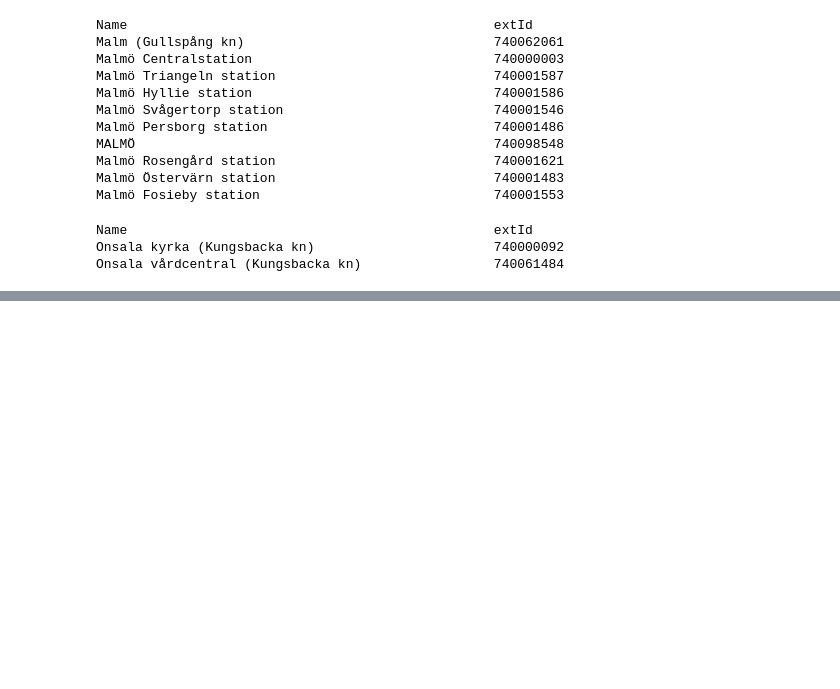
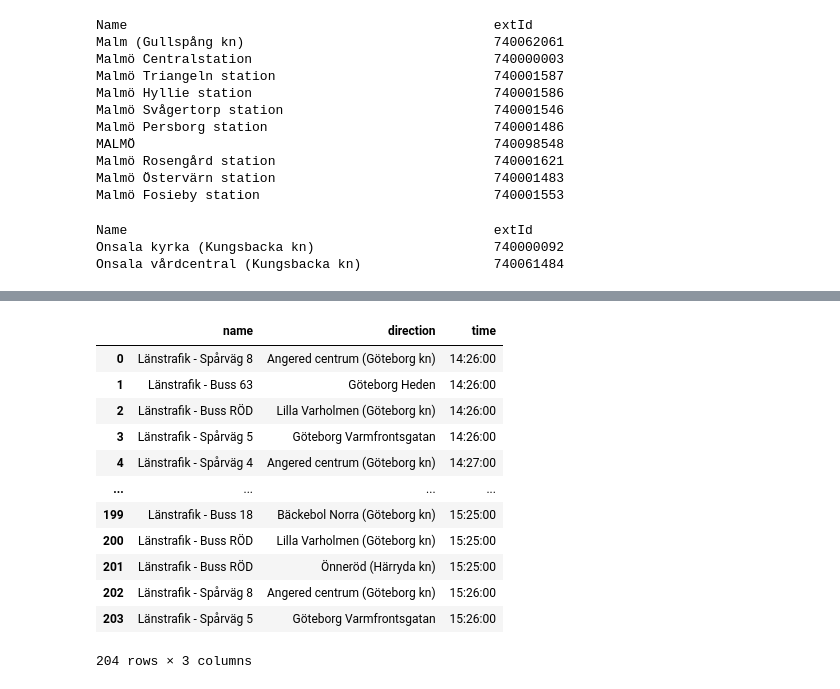
Before and after one commit to saraonsala/Fullstack_data_sara_mellgren, a Jupyter notebook: data_from_api/api_public_transportion.ipynb, the cells around one changed output, grey strips where cells are left out. Cells and saved outputs as stored; diff of their text form; code cells hidden in the pictures; blank space fills up the shorter version.

```diff
--- a/data_from_api/api_public_transportion.ipynb
+++ b/data_from_api/api_public_transportion.ipynb
@@ -237,0 +277,16 @@ Onsala vårdcentral (Kungsbacka kn)                 740061484
+# %%
+df_timetable[["name", "direction", "time"]]
+# %% [output]
+|  | name | direction | time |
+| 0 | Länstrafik - Spårväg 8 | Angered centrum (Göteborg kn) | 14:26:00 |
+| 1 | Länstrafik - Buss 63 | Göteborg Heden | 14:26:00 |
+| 2 | Länstrafik - Buss RÖD | Lilla Varholmen (Göteborg kn) | 14:26:00 |
+| 3 | Länstrafik - Spårväg 5 | Göteborg Varmfrontsgatan | 14:26:00 |
+| 4 | Länstrafik - Spårväg 4 | Angered centrum (Göteborg kn) | 14:27:00 |
+| ... | ... | ... | ... |
+| 199 | Länstrafik - Buss 18 | Bäckebol Norra (Göteborg kn) | 15:25:00 |
+| 200 | Länstrafik - Buss RÖD | Lilla Varholmen (Göteborg kn) | 15:25:00 |
+| 201 | Länstrafik - Buss RÖD | Önneröd (Härryda kn) | 15:25:00 |
+| 202 | Länstrafik - Spårväg 8 | Angered centrum (Göteborg kn) | 15:26:00 |
+| 203 | Länstrafik - Spårväg 5 | Göteborg Varmfrontsgatan | 15:26:00 |
+204 rows × 3 columns
```
Also changed, not shown: parts of 13 cells of this notebook.
